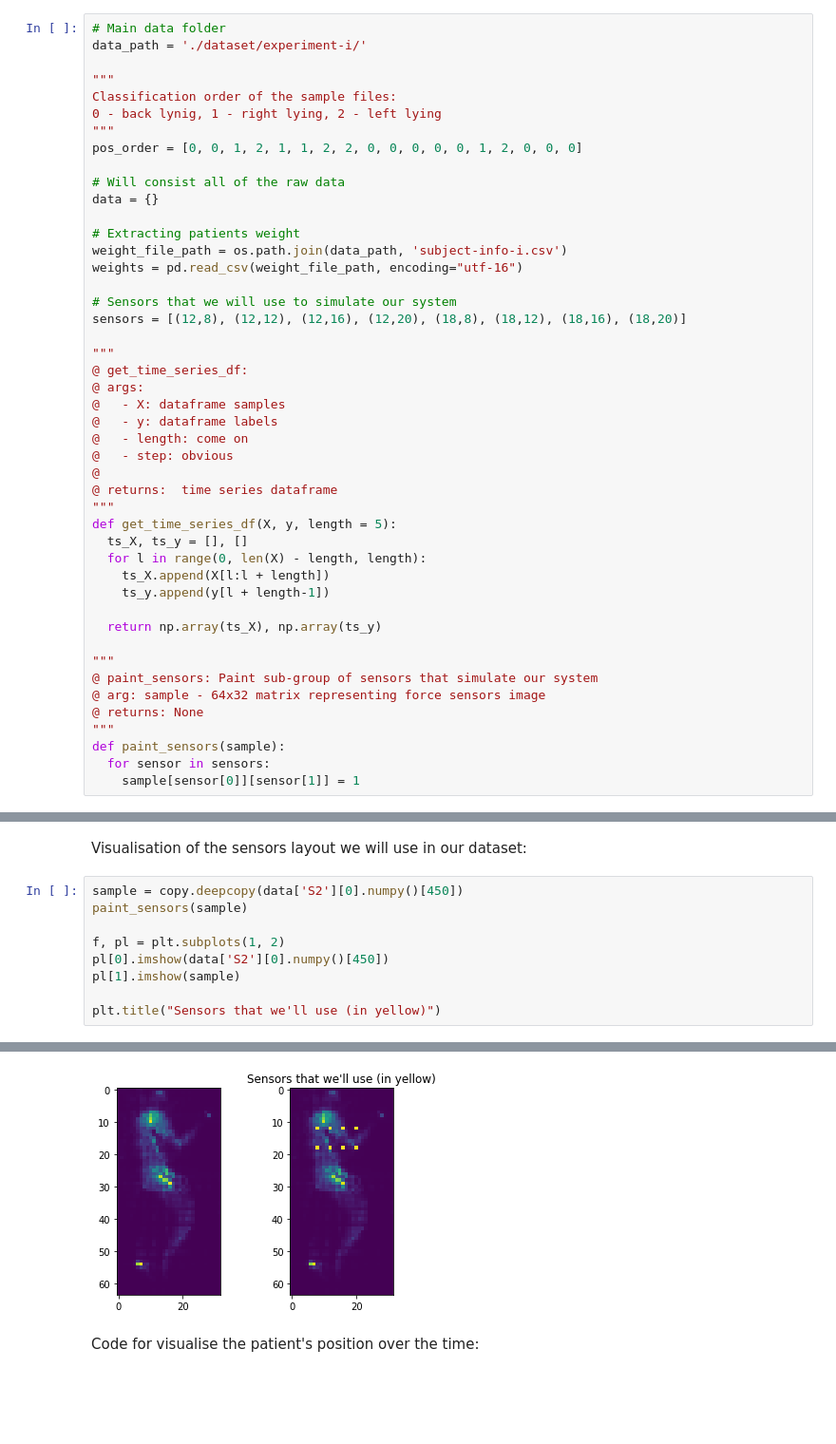
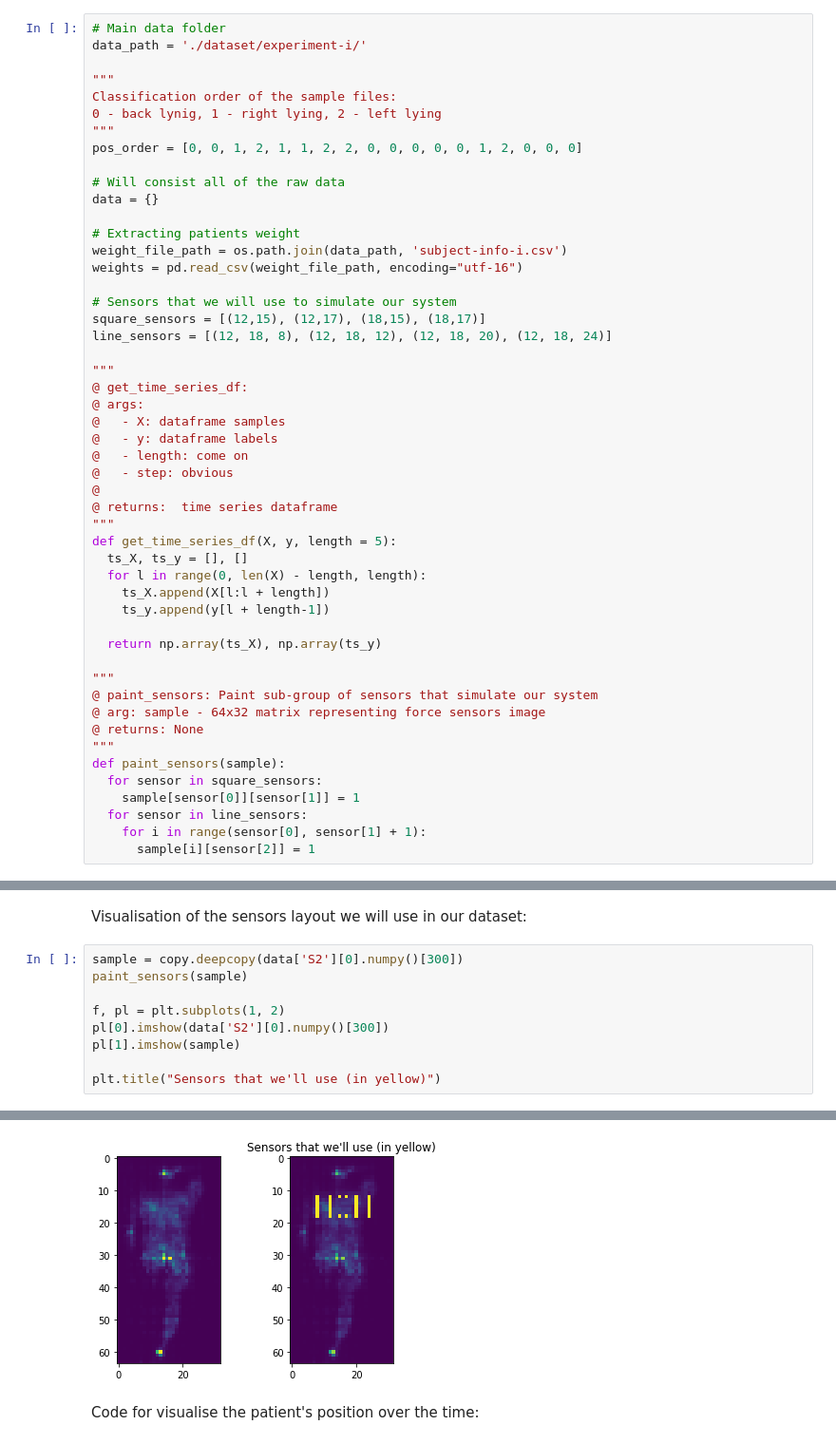
Before and after one commit to oradbarel/Fall-Prevention, a Jupyter notebook: Fall_Prevention.ipynb, the cells around one changed output, grey strips where cells are left out. Shown: that part at 95% size. Saved outputs shown, nothing was run; the diff lists cells and outputs as text; blank space fills up the shorter version.

Commit message:
Fall_Prevention.ipynb: update sensors type

```diff
--- a/Fall_Prevention.ipynb
+++ b/Fall_Prevention.ipynb
@@ -182,7 +184,8 @@ weight_file_path = os.path.join(data_path, 'subject-info-i.csv')
 weights = pd.read_csv(weight_file_path, encoding="utf-16")
 
 # Sensors that we will use to simulate our system
-sensors = [(12,8), (12,12), (12,16), (12,20), (18,8), (18,12), (18,16), (18,20)]
+square_sensors = [(12,15), (12,17), (18,15), (18,17)]
+line_sensors = [(12, 18, 8), (12, 18, 12), (12, 18, 20), (12, 18, 24)]
 
 """
 @ get_time_series_df:
@@ -208,8 +211,11 @@ def get_time_series_df(X, y, length = 5):
 @ returns: None
 """
 def paint_sensors(sample):
-  for sensor in sensors:
+  for sensor in square_sensors:
     sample[sensor[0]][sensor[1]] = 1
+  for sensor in line_sensors:
+    for i in range(sensor[0], sensor[1] + 1):
+      sample[i][sensor[2]] = 1
 # %% [markdown]
 Creating the (simulated) dataset:
 # %%
@@ -243,17 +249,17 @@ for dir in os.listdir(data_path):
 # %% [markdown]
 Visualisation of the sensors layout we will use in our dataset:
 # %%
-sample = copy.deepcopy(data['S2'][0].numpy()[450])
+sample = copy.deepcopy(data['S2'][0].numpy()[300])
 paint_sensors(sample)
 
 f, pl = plt.subplots(1, 2)
-pl[0].imshow(data['S2'][0].numpy()[450])
+pl[0].imshow(data['S2'][0].numpy()[300])
 pl[1].imshow(sample)
 
 plt.title("Sensors that we'll use (in yellow)")
 # %% [output]
 Text(0.5, 1.0, "Sensors that we'll use (in yellow)")
-[figure, old version]
+[figure, new version]
 # %% [markdown]
 Code for visualise the patient's position over the time:
 # %%
```
Also changed, not shown: parts of 18 cells of this notebook.
